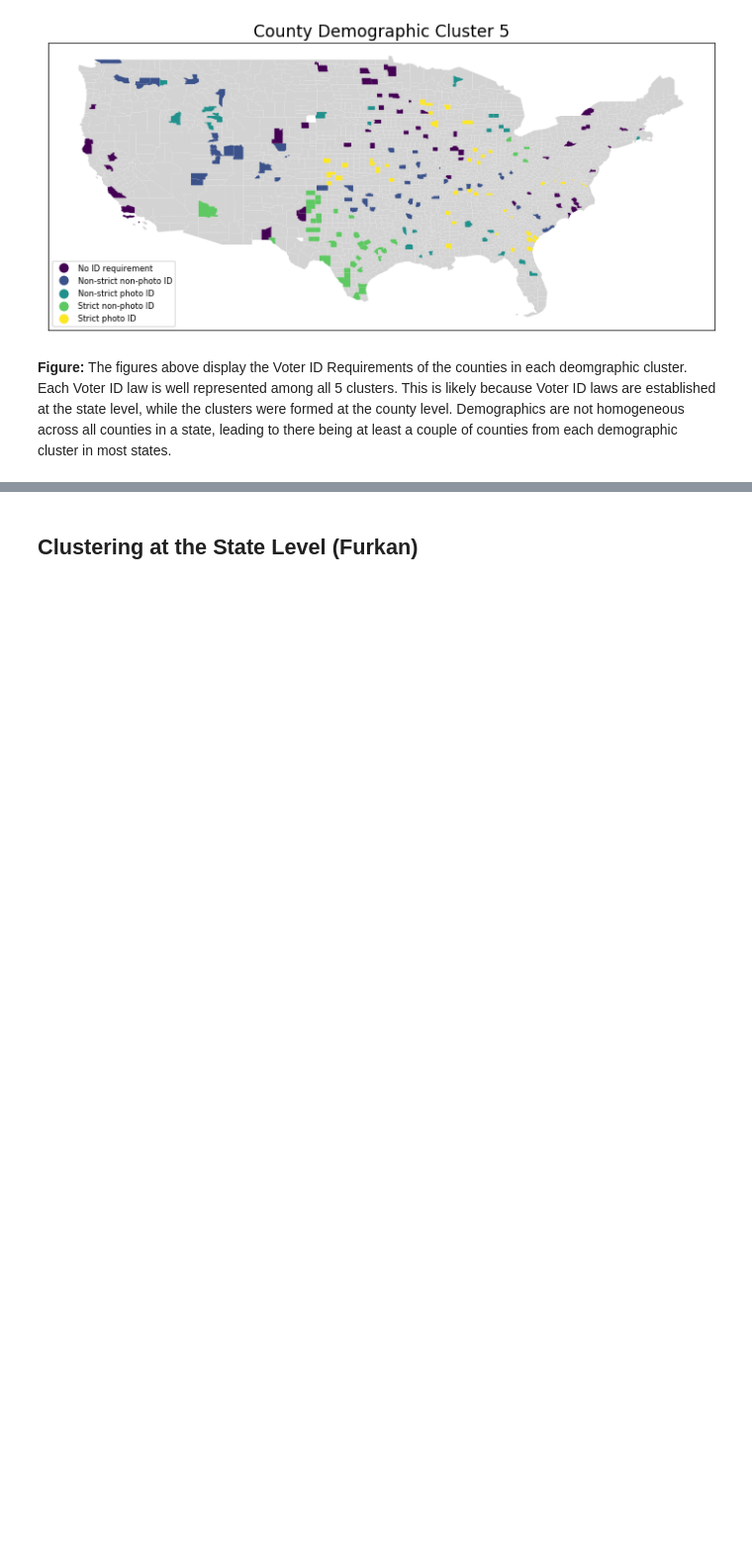
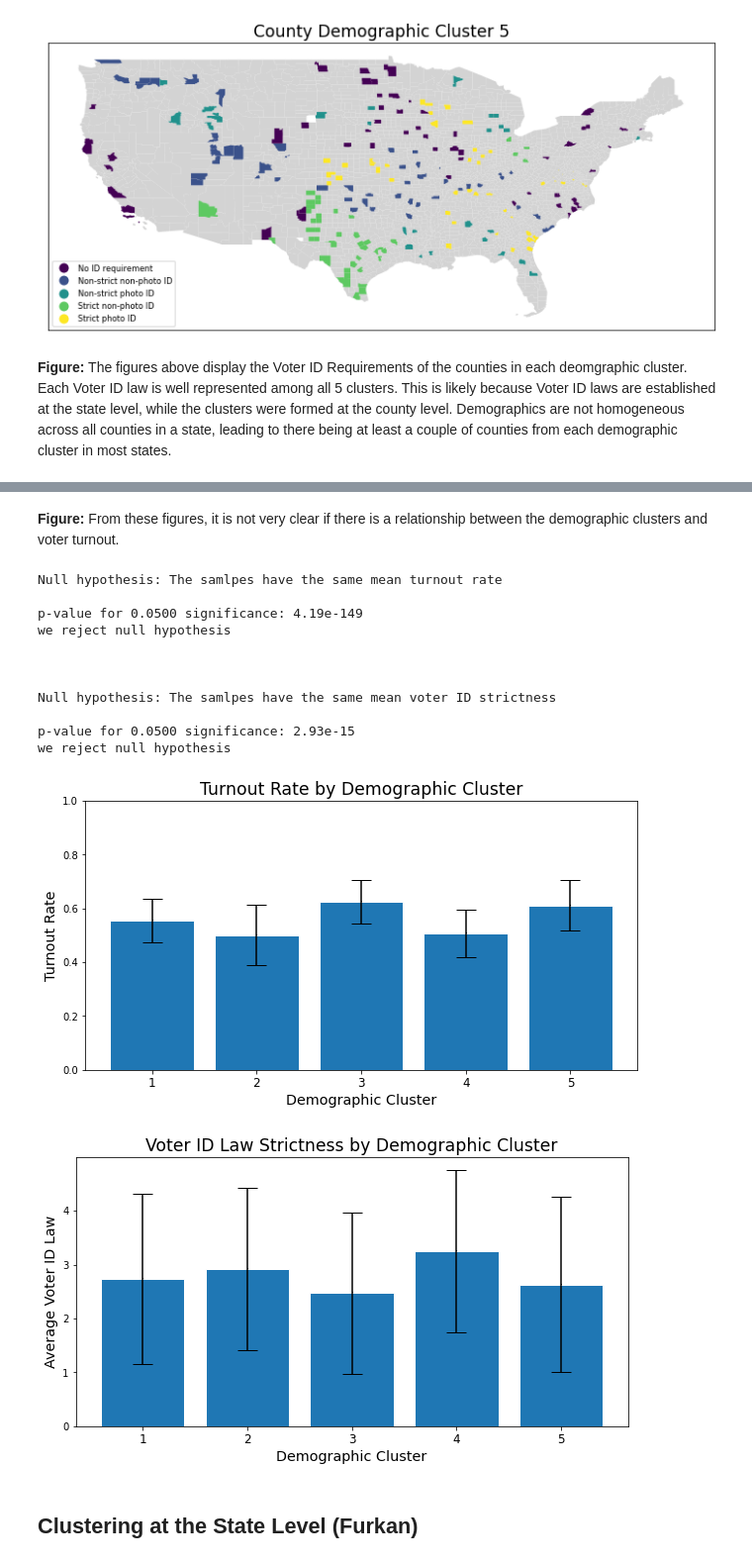
Before and after one commit to DesiPilla/demographics-voterid-turnout, a Jupyter notebook: Data_Analysis.ipynb, the cells around one changed output, grey strips where cells are left out. Shown at 99% size. Drawn from its saved outputs; the diff is of its cells as text; code cells hidden in the pictures; blank space fills up the shorter version.

```diff
--- a/Data_Analysis.ipynb
+++ b/Data_Analysis.ipynb
@@ -266,11 +287,15 @@ we reject null hypothesis
 ## Conditional turnout rates and ANOVA
 # %%
 def print_anova(xcol, ycol='turnout', n_bins=4, target='turnout rate', alpha=0.05):
-    bins, means, stds, labels = make_bins('MedianHous', 'turnout')
+    if not n_bins:
+        bins, means, stds, labels = split_by(xcol, ycol)
+    else:
+        bins, means, stds, labels = make_bins(xcol, ycol, n_bins)
+
     F, p = f_oneway(*bins)
 
     print('Null hypothesis: The samlpes have the \033[1msame mean', target, '\033[0m')
-    print("\np-value for {0:.4f} significance: {1:.2e}\033[1m".format(alpha, pval))
+    print("\np-value for {0:.4f} significance: {1:.2e}\033[1m".format(alpha, p))
     if p < alpha:
         print("we reject null hypothesis")
     else:
@@ -543,3 +591,26 @@ for i in range(clust_1.n_clusters):
+# %% [markdown]
+**Figure:** From these figures, it is not very clear if there is a relationship between the demographic clusters and voter turnout.
+# %%
+plot_split('cluster', 'turnout', n_bins=False, xlabel='Demographic Cluster')
+plot_split('cluster', 'VoterIDLaw', n_bins=False, xlabel='Demographic Cluster')
+
+print_anova('cluster', 'turnout', n_bins=False, target="turnout rate")
+print('\n')
+print_anova('cluster', 'VoterIDLaw', n_bins=False, target="voter ID strictness")
+# %% [output]
+Null hypothesis: The samlpes have the same mean turnout rate
+
+p-value for 0.0500 significance: 4.19e-149
+we reject null hypothesis
+
+
+
+Null hypothesis: The samlpes have the same mean voter ID strictness
+
+p-value for 0.0500 significance: 2.93e-15
+we reject null hypothesis
+[figure, added]
+[figure, added]
 # %% [markdown]
 ## Clustering at the State Level (Furkan)
 # %%
```
Also changed, not shown: parts of 12 cells of this notebook.
